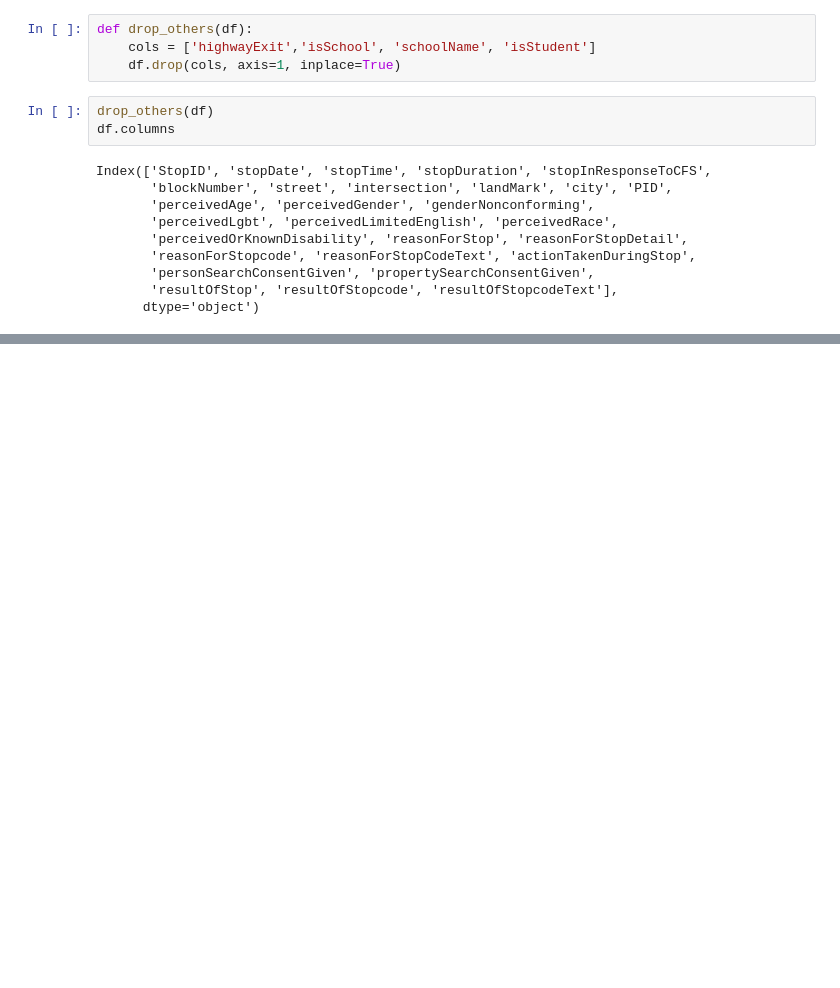
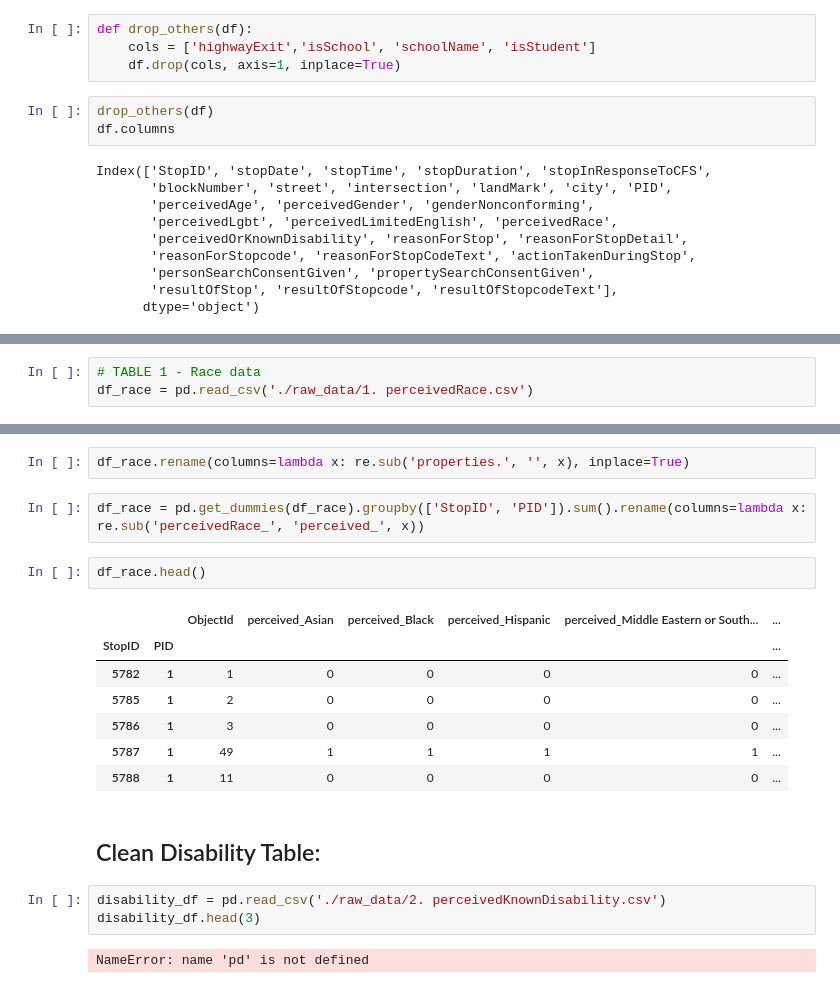
Before and after one commit to tsamba120/Long-Beach-Policing-Analysis, a Jupyter notebook: cleaning_notebooks/pre_EDA_cleaning.ipynb, the cells around one changed output, grey strips where cells are left out. Drawn from its saved outputs; the diff is of its cells as text; blank space fills up the shorter version.

Commit message:
5/8/21 Processing raw tables via dummy columns

```diff
--- a/pre_EDA_cleaning.ipynb
+++ b/cleaning_notebooks/pre_EDA_cleaning.ipynb
@@ -87,0 +109,3 @@ Index(['StopID', 'stopDate', 'stopTime', 'stopDuration', 'stopInResponseToCFS',
+# %%
+# TABLE 1 - Race data
+df_race = pd.read_csv('./raw_data/1. perceivedRace.csv')
@@ -87,0 +121,21 @@ Index(['StopID', 'stopDate', 'stopTime', 'stopDuration', 'stopInResponseToCFS',
+# %%
+df_race.rename(columns=lambda x: re.sub('properties.', '', x), inplace=True)
+# %%
+df_race = pd.get_dummies(df_race).groupby(['StopID', 'PID']).sum().rename(columns=lambda x: re.sub('perceivedRace_', 'perceived_', x))
+# %%
+df_race.head()
+# %% [output]
+|  |  | ObjectId | perceived_Asian | perceived_Black | perceived_Hispanic | perceived_Middle Eastern or South... | ... |
+| StopID | PID |  |  |  |  |  | ... |
+| 5782 | 1 | 1 | 0 | 0 | 0 | 0 | ... |
+| 5785 | 1 | 2 | 0 | 0 | 0 | 0 | ... |
+| 5786 | 1 | 3 | 0 | 0 | 0 | 0 | ... |
+| 5787 | 1 | 49 | 1 | 1 | 1 | 1 | ... |
+| 5788 | 1 | 11 | 0 | 0 | 0 | 0 | ... |
+# %% [markdown]
+## Clean Disability Table:
+# %%
+disability_df = pd.read_csv('./raw_data/2. perceivedKnownDisability.csv')
+disability_df.head(3)
+# %% [output]
+NameError: name 'pd' is not defined
```
Also changed, not shown: parts of 18 cells of this notebook, 3 other files.
